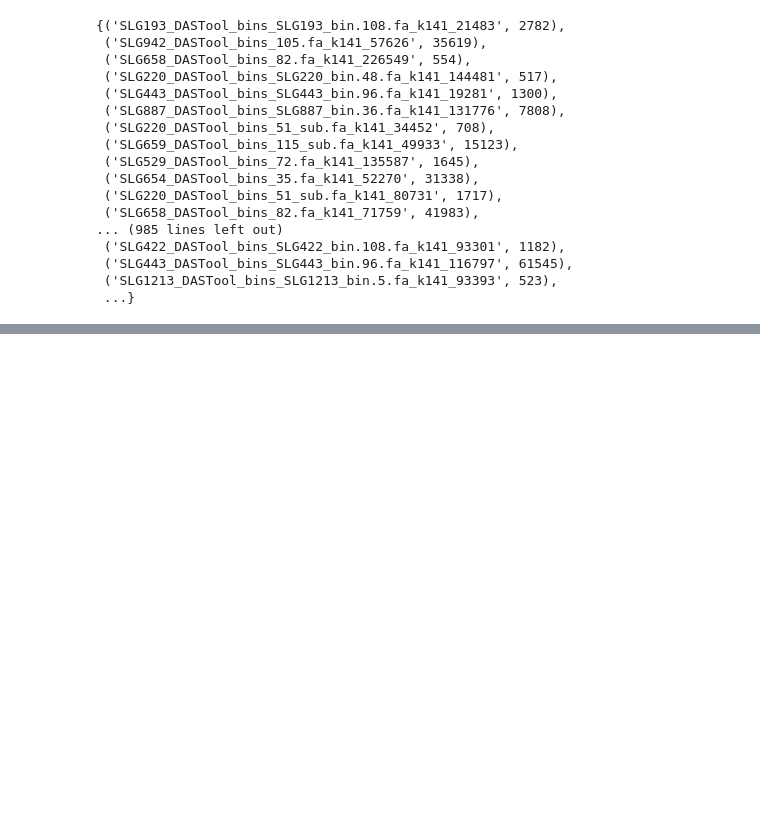
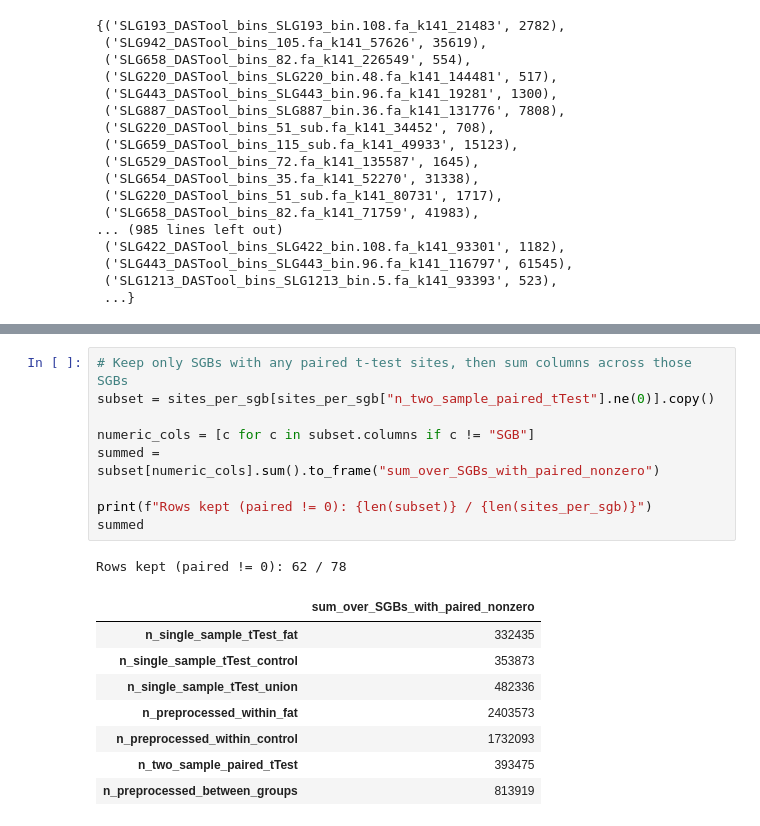
Before and after one commit to MoellerLabPU/DietDrivenMicrobiota, a Jupyter notebook: notebooks/tested_sites.ipynb, the cells around one changed output, grey strips where cells are left out. Cells and saved outputs as stored; diff of their text form; blank space fills up the shorter version.

```diff
--- a/notebooks/tested_sites.ipynb
+++ b/notebooks/tested_sites.ipynb
@@ -277,0 +508,19 @@ total_positions
+# %%
+# Keep only SGBs with any paired t-test sites, then sum columns across those SGBs
+subset = sites_per_sgb[sites_per_sgb["n_two_sample_paired_tTest"].ne(0)].copy()
+
+numeric_cols = [c for c in subset.columns if c != "SGB"]
+summed = subset[numeric_cols].sum().to_frame("sum_over_SGBs_with_paired_nonzero")
+
+print(f"Rows kept (paired != 0): {len(subset)} / {len(sites_per_sgb)}")
+summed
+# %% [output]
+Rows kept (paired != 0): 62 / 78
+|  | sum_over_SGBs_with_paired_nonzero |
+| n_single_sample_tTest_fat | 332435 |
+| n_single_sample_tTest_control | 353873 |
+| n_single_sample_tTest_union | 482336 |
+| n_preprocessed_within_fat | 2403573 |
+| n_preprocessed_within_control | 1732093 |
+| n_two_sample_paired_tTest | 393475 |
+| n_preprocessed_between_groups | 813919 |
```
Also changed, not shown: parts of 5 cells of this notebook, 17 other files.
